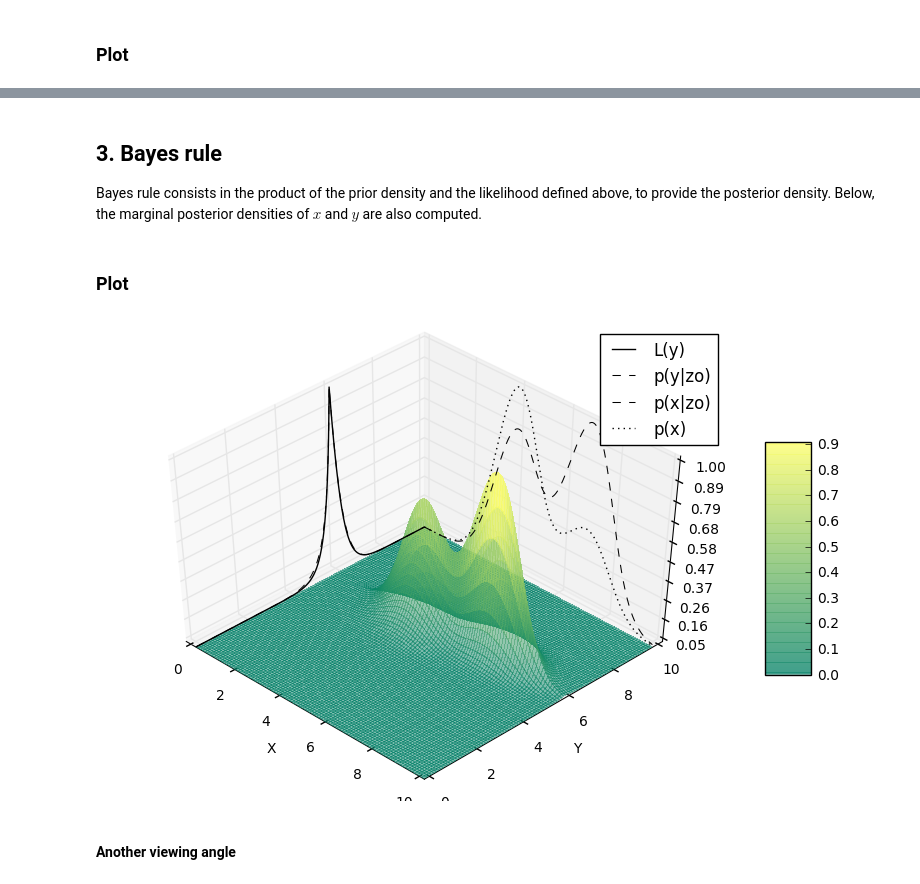
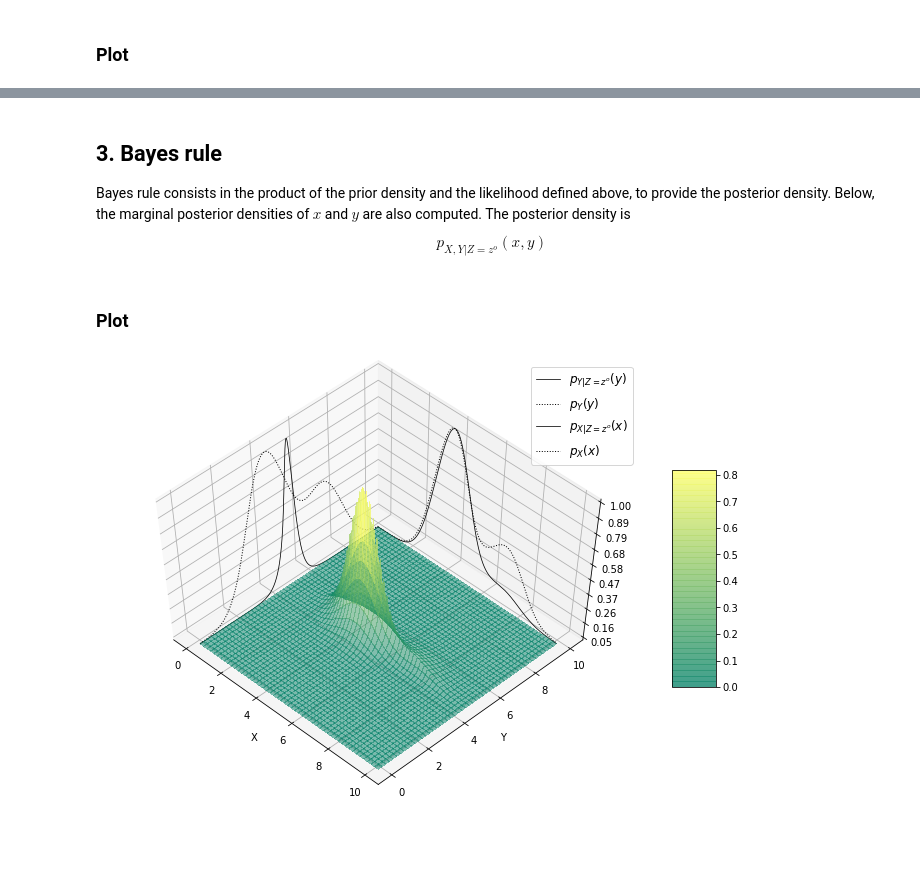
Before and after one commit to ecosme38/Data-Assimilation-Notebooks, a Jupyter notebook: Illustrate-probability-density-bayes-rule.ipynb, the cells around one changed output, grey strips where cells are left out. Saved outputs shown, nothing was run; the diff lists cells and outputs as text; code cells hidden in the pictures; blank space fills up the shorter version.

Commit message:
update Bayes

```diff
--- a/Illustrate-probability-density-bayes-rule.ipynb
+++ b/Illustrate-probability-density-bayes-rule.ipynb
@@ -114,0 +118,20 @@ We plot the likelihood in 1D and 2D (we see that it is not a function of $x$). W
+# %%
+def pxyz(x,y,z):
+    a = z - y - 0.4 * np.sqrt(x)
+    a = np.exp(-3*abs(a))
+    a /= np.max(a)
+    return a
+
+def make_pobs(x,y):
+    def pobs(z):
+        a = pxyz(x,y,z)
+        a /= np.max(a)
+        return a
+    return pobs
+
+def make_likelihood(z):
+    def likelihood(x,y):
+        a = pxyz(x,y,z)
+        a /= np.max(a)
+        return a
+    return likelihood
@@ -115,3 +152,6 @@ We plot the likelihood in 1D and 2D (we see that it is not a function of $x$). W
+# %%
+likelihood = make_likelihood(6)
+lm = likelihood(xm,ym)
 # %%
 # Start figure
 fig = plt.figure(figsize=(10,6))
@@ -145,7 +180,8 @@ plt.show()
 # %% [markdown]
 ## 3. Bayes rule
 
-Bayes rule consists in the product of the prior density and the likelihood defined above, to provide the posterior density. Below, the marginal posterior densities of $x$ and $y$ are also computed.
+Bayes rule consists in the product of the prior density and the likelihood defined above, to provide the posterior density. Below, the marginal posterior densities of $x$ and $y$ are also computed. The posterior density is
+$$ p_{X,Y|Z=z^o}(x,y)$$
 # %%
 pa=pm*lm
 pa /= np.max(pa)
@@ -158,38 +194,36 @@ pay /= np.max(pay)
 ### Plot
 # %%
 # Start figure
-fig = plt.figure(figsize=(10,6))
+fig = plt.figure(figsize=(12,8))
 ax = fig.gca(projection='3d')
 
-ax.plot(x0, y, ly, label='L(y)',color='black')
-ax.plot(x0, y, pay, label='p(y|zo)',color='black',linestyle='dashed',linewidth=0.75)
-ax.plot(x, y10, pax, label='p(x|zo)',color='black',linestyle='dashed',linewidth=0.75)
-ax.plot(x, y10, px, label='p(x)',color='black',linestyle='dotted',linewidth=1)
+ax.plot(y, pay, zdir='x', label='$p_{Y|Z=z^o}(y)$',color='black',linestyle='solid',linewidth=0.75)
+ax.plot(y, py, zdir='x', label='$p_{Y}(y)$',color='black',linestyle='dotted',linewidth=1)
+ax.plot(x, y10, pax, label='$p_{X|Z=z^o}(x)$',color='black',linestyle='solid',linewidth=0.75)
+ax.plot(x, y10, px, label='$p_X(x)$',color='black',linestyle='dotted',linewidth=1)
 
 # Plot the surface.
 surf = ax.plot_surface(xm, ym, pa, cmap=cm.summer, alpha=0.5,
                        linewidth=0, antialiased=False)
 
 # Set axis labels
 ax.set_xlabel('X')
 ax.set_ylabel('Y')
 
 # Customize the z axis.
 ax.set_zlim(0.05, 1.0)
 ax.zaxis.set_major_locator(LinearLocator(10))
 ax.zaxis.set_major_formatter(FormatStrFormatter('%.02f'))
 
 # Set viewing angle and elevation
-ax.view_init(azim = -45, elev = 45)
+ax.view_init(azim = -45, elev = 55)
 
 # Add a color bar which maps values to colors.
 fig.colorbar(surf, shrink=0.5, aspect=5)
 
-ax.legend()
+ax.legend(prop={'size': 12})
 
 #plt.savefig('posterior_pdf_1.png')
 plt.show()
 # %% [output]
-[figure, old version]
+[figure, new version]
-# %% [markdown]
-#### Another viewing angle
```
Also changed, not shown: parts of 14 cells of this notebook.
